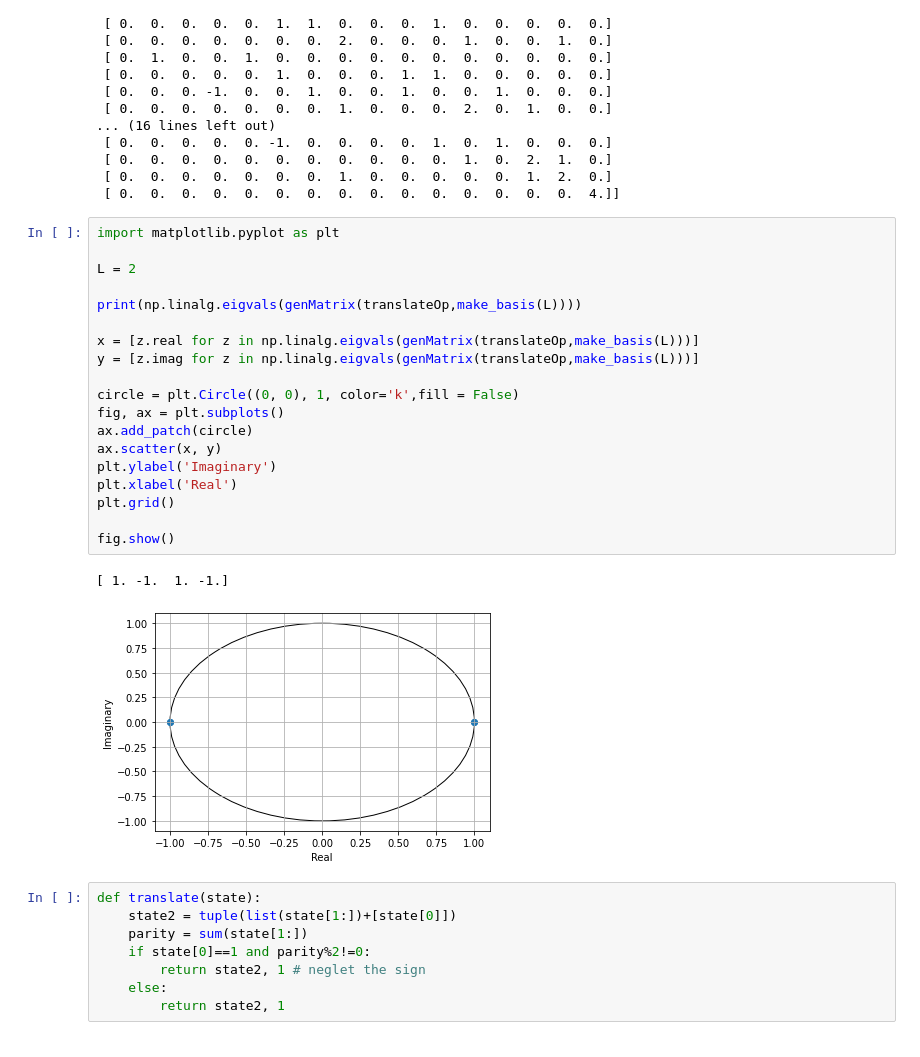
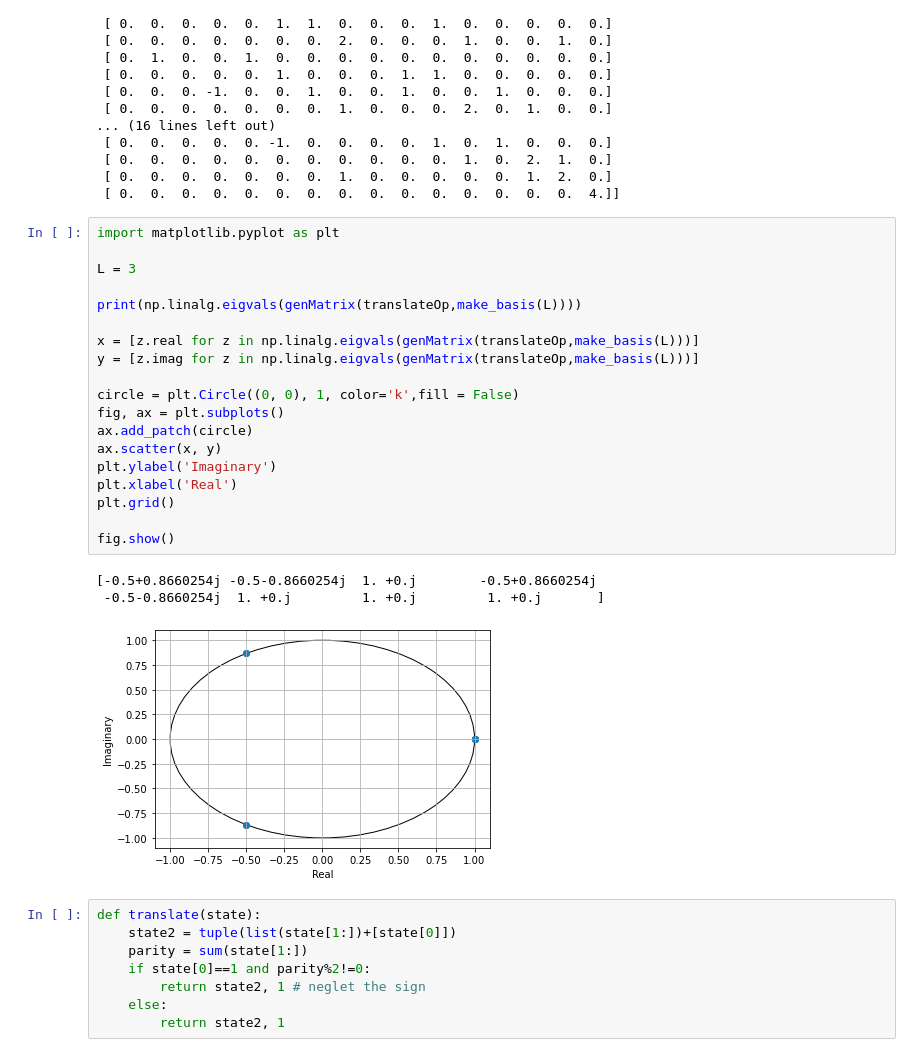
Before and after one commit to Leonhard-Moske/CMCMP, a Jupyter notebook: sheet4/physics767_sheet4_LeonhardMoske.ipynb, the cells around one changed output. Cells and saved outputs as stored; diff of their text form.

```diff
--- a/sheet4/physics767_sheet4_LeonhardMoske.ipynb
+++ b/sheet4/physics767_sheet4_LeonhardMoske.ipynb
@@ -168,25 +168,26 @@ print(createH(L))
 # %%
 import matplotlib.pyplot as plt
 
-L = 2
+L = 3
 
 print(np.linalg.eigvals(genMatrix(translateOp,make_basis(L))))
 
 x = [z.real for z in np.linalg.eigvals(genMatrix(translateOp,make_basis(L)))]
 y = [z.imag for z in np.linalg.eigvals(genMatrix(translateOp,make_basis(L)))]
 
 circle = plt.Circle((0, 0), 1, color='k',fill = False)
 fig, ax = plt.subplots()
 ax.add_patch(circle)
 ax.scatter(x, y)
 plt.ylabel('Imaginary')
 plt.xlabel('Real')
 plt.grid()
 
 fig.show()
 # %% [output]
-[ 1. -1.  1. -1.]
+[-0.5+0.8660254j -0.5-0.8660254j  1. +0.j        -0.5+0.8660254j
+ -0.5-0.8660254j  1. +0.j         1. +0.j         1. +0.j       ]
-[figure, old version]
+[figure, new version]
 # %%
 def translate(state):
     state2 = tuple(list(state[1:])+[state[0]])
```
Also changed, not shown: parts of 10 cells of this notebook.
